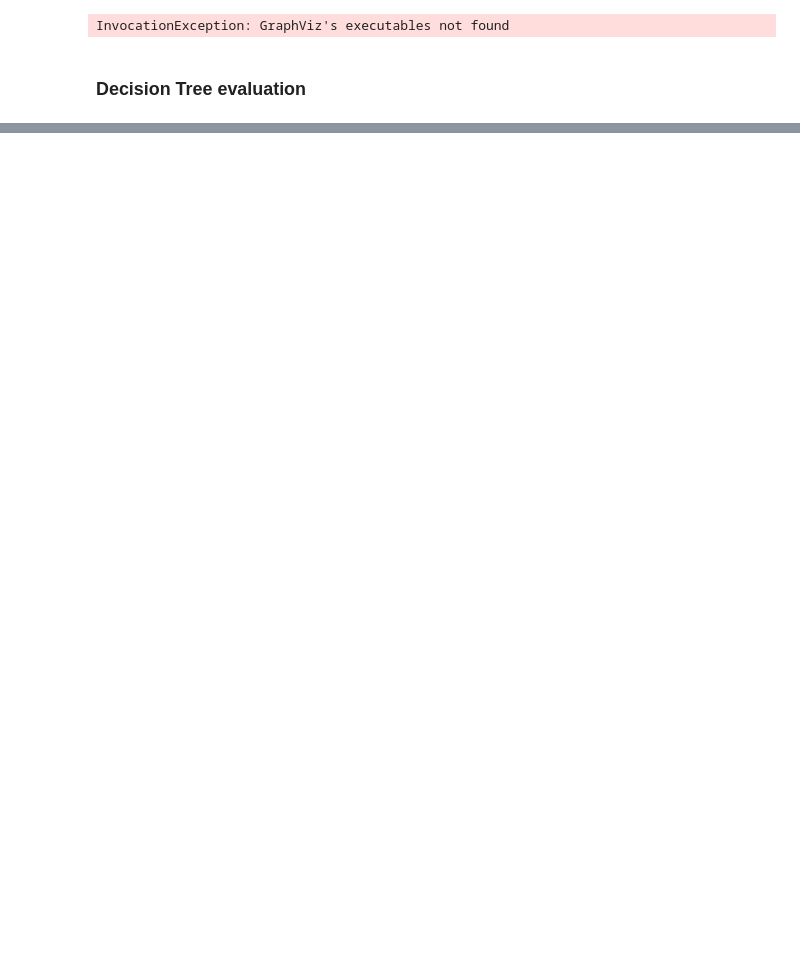
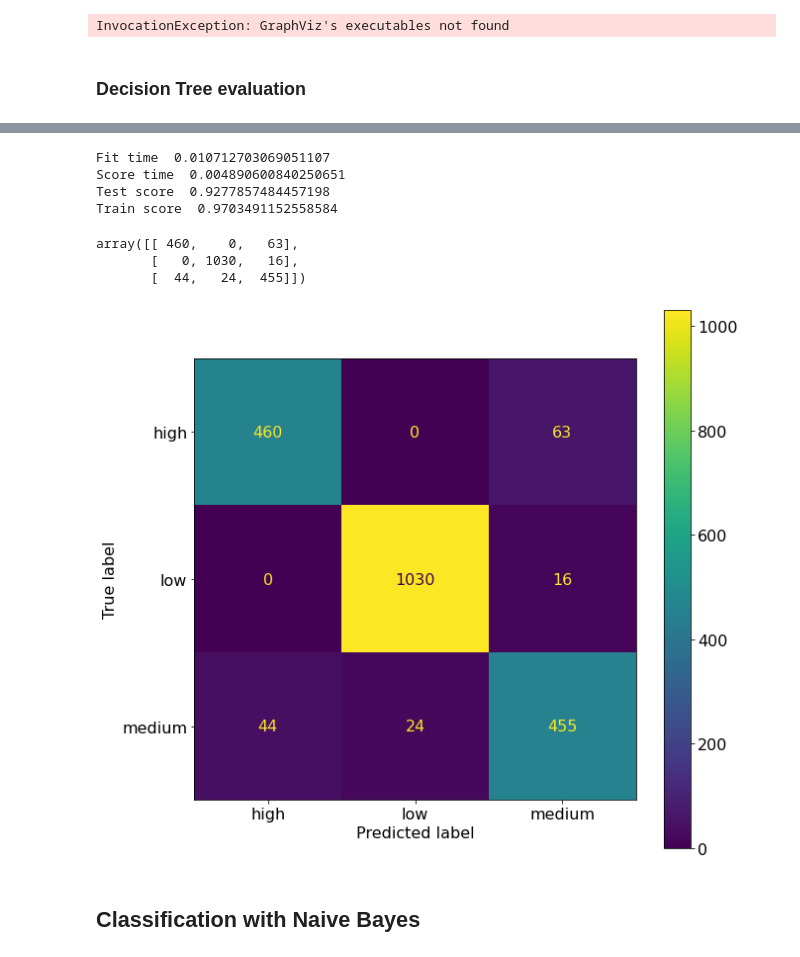
Before and after one commit to gioleppe/Data-Mining-20-21, a Jupyter notebook: notebooks/Task3_classification.ipynb, the cells around one changed output, grey strips where cells are left out. Saved outputs shown, nothing was run; the diff lists cells and outputs as text; code cells hidden in the pictures; blank space fills up the shorter version.

Commit message:
add naive bayes classifier and some visualizations

```diff
--- a/notebooks/Task3_classification.ipynb
+++ b/notebooks/Task3_classification.ipynb
@@ -124,7 +124,7 @@ CustomerID
 #we can do so using train_test_split, in this case we select a stratified split
 from sklearn.model_selection import train_test_split
 label = df.pop('spending_profile')
-train_set, test_set, train_label, test_label = train_test_split(df, label, stratify =label, test_size=0.8)
+train_set, test_set, train_label, test_label = train_test_split(df, label, stratify =label, test_size=0.5)
 # %%
 from sklearn import tree
 dt = tree.DecisionTreeClassifier(criterion='gini', splitter='best',
@@ -169,0 +189,40 @@ Support train set  (array([0.88372093, 0.9350348 , 0.86842105]), array([0.909090
+# %%
+#cross validation
+#the score array for test/train scores on each cv split
+#the time for fitting/scoring the estimator on the train set for each cv split
+from sklearn.model_selection import cross_validate
+import statistics
+scores = cross_validate(dt, train_set, train_label, cv=3, return_train_score= True)
+print('Fit time ', statistics.mean(scores['fit_time']))
+print('Score time ', statistics.mean(scores['score_time']))
+print('Test score ', statistics.mean(scores['test_score']))
+print('Train score ', statistics.mean(scores['train_score']))
+# %% [output]
+Fit time  0.010712703069051107
+Score time  0.004890600840250651
+Test score  0.9277857484457198
+Train score  0.9703491152558584
+# %%
+#compute confusion matrix
+from sklearn.metrics import confusion_matrix
+cm = confusion_matrix(test_label, test_pred_dt)
+cm
+# %% [output]
+array([[ 460,    0,   63],
+       [   0, 1030,   16],
+       [  44,   24,  455]])
+# %%
+#it is possible to plot the confusion matrix
+from sklearn.metrics import plot_confusion_matrix
+import matplotlib.pyplot as plt
+
+fig, ax = plt.subplots(figsize=(10, 10))
+plt.rcParams.update({'font.size': 16, "axes.labelsize" : 14})
+
+
+plot_confusion_matrix(dt, test_set, test_label, ax=ax)
+plt.show()
+# %% [output]
+[figure, added]
+# %% [markdown]
+## Classification with Naive Bayes
```
Also changed, not shown: parts of 9 cells of this notebook.
